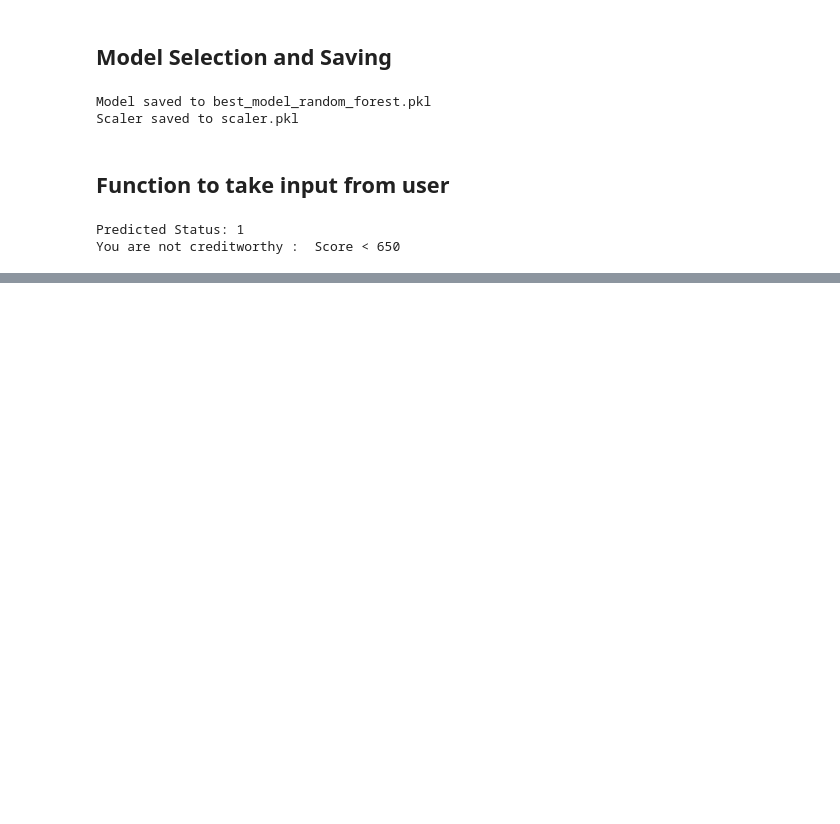
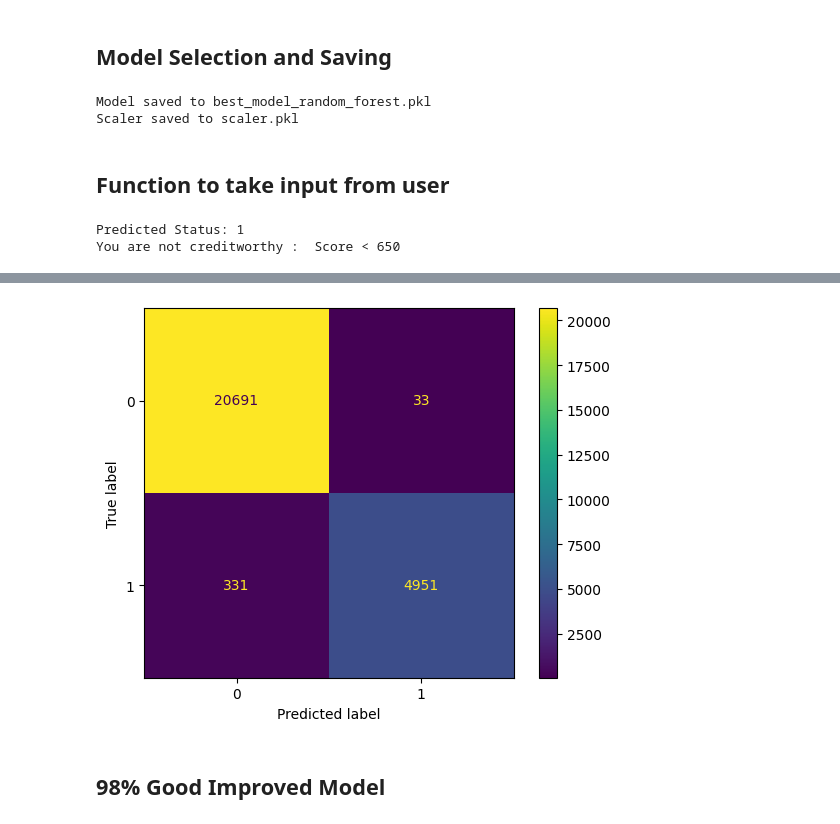
Before and after one commit to YashXDS/Credit-Scoring-System, a Jupyter notebook: model_1.ipynb, the cells around one changed output, grey strips where cells are left out. Cells and saved outputs as stored; diff of their text form; code cells hidden in the pictures; blank space fills up the shorter version.

```diff
--- a/model_1.ipynb
+++ b/model_1.ipynb
@@ -529,0 +612,9 @@ You are not creditworthy :  Score < 650
+# %%
+cm = confusion_matrix(ytesy_df, y_pred)
+disp = ConfusionMatrixDisplay(confusion_matrix=cm)
+disp.plot()
+plt.show()
+# %% [output]
+[figure, added]
+# %% [markdown]
+## 98% Good Improved Model
```
Also changed, not shown: parts of 6 cells of this notebook.
